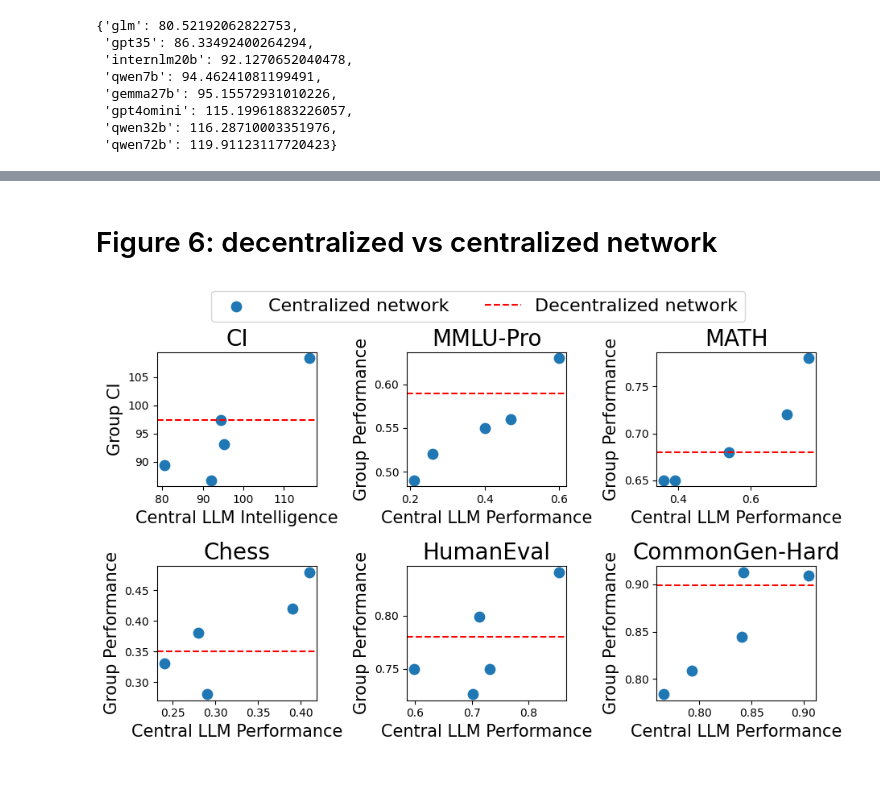
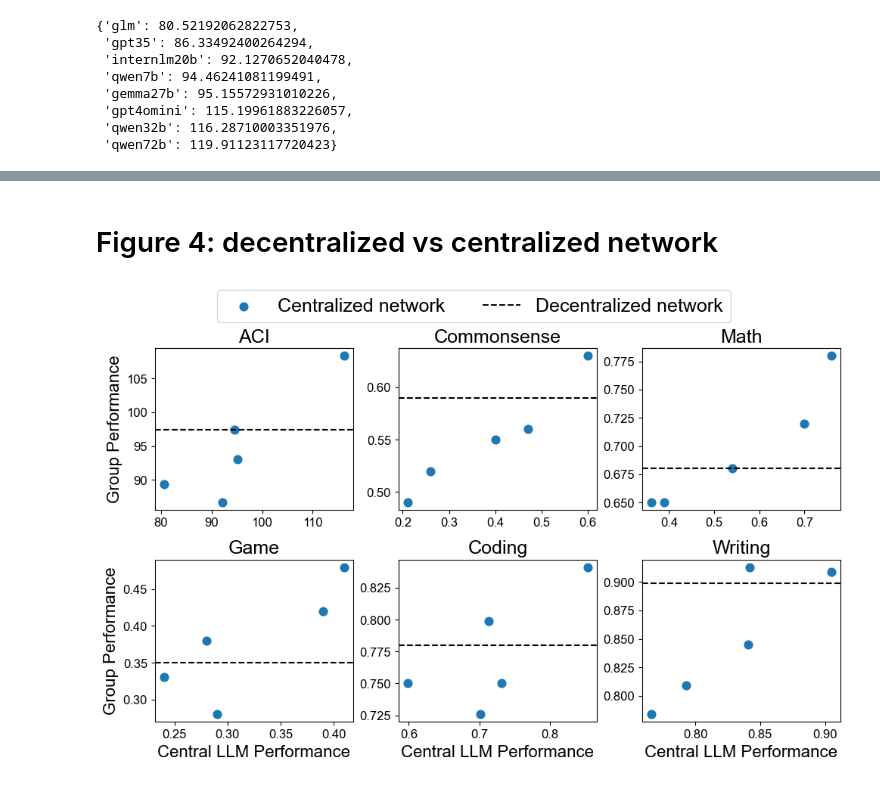
Before and after one commit to zhou-zl18/LLM_Collective_Intelligence, a Jupyter notebook: result_analysis.ipynb, the cells around one changed output, grey strips where cells are left out. Saved outputs shown, nothing was run; the diff lists cells and outputs as text; code cells hidden in the pictures.

```diff
--- a/result_analysis.ipynb
+++ b/result_analysis.ipynb
@@ -20,4 +21,6 @@ df_group = df_orig[df_orig['num_agent']!=1]
 print(df_orig.shape, df_single.shape, df_group.shape)
 # %% [output]
 (116, 11) (8, 11) (108, 11)
+# %%
+FONTNAME = "Arial"
 # %% [markdown]
@@ -64,11 +67,20 @@ for i in range(n):
 
 
 plt.figure(figsize=(5, 4))
-sns.heatmap(corr_matrix, annot=annot_matrix, cmap='coolwarm', fmt='', linewidths=0.5, cbar_kws={"shrink": 0.8})
+ax = sns.heatmap(corr_matrix, annot=annot_matrix, cmap='Blues', vmin=0, vmax=1,
+            fmt='', linewidths=0.5, cbar_kws={"shrink": 0.98},
+            annot_kws={"fontname": FONTNAME, "fontsize": 12})
+
+# 设置colorbar字体
+cbar = ax.collections[0].colorbar
+cbar.ax.tick_params(labelsize=12)
+for label in cbar.ax.get_yticklabels():
+    label.set_fontname(FONTNAME)
 
 plt.gca().xaxis.set_ticks_position('top')
-plt.xticks(rotation=45, ha='left')
+plt.xticks(rotation=45, ha='left', fontname=FONTNAME, fontsize=14)
+plt.yticks(font=FONTNAME, fontsize=14)
 
 plt.tight_layout()
-# plt.savefig(os.path.join(filepath, 'benchmark_corr.pdf'), format='pdf')
+plt.savefig(os.path.join(filepath, 'benchmark_corr.pdf'), format='pdf')
 # %% [output]
@@ -519,5 +565,8 @@ plt.tight_layout()
 # %% [markdown]
-# Figure 6: decentralized vs centralized network
+# Figure 4: decentralized vs centralized network
+# %%
+import matplotlib as mpl
+mpl.rcParams['font.family'] = FONTNAME
 # %%
 def get_scores(round_num, task, llms):
     if task=='CI':
@@ -547,43 +596,54 @@ def get_scores(round_num, task, llms):
 
     single = list(llm2score.values())
     return single, homo_llm_score, complete, centralized
 
 round_num = 2
-tasks = ['CI', 'MMLU-Pro', 'MATH', 'Chess', 'HumanEval', 'CommonGen-Hard']
+tasks = ['CI'] + benchmarks
 llms = ['glm', 'internlm20b', 'qwen7b', 'gemma27b', 'qwen32b']
 
 df = df_group.copy()
 df['CI'] = cis
 
 
 fig, axes = plt.subplots(2, 3, figsize=(10, 6))
 fig.tight_layout(pad=5.0)  # Adjust spacing between subplots
 
 # Flatten axes for easier indexing
 axes = axes.flatten()
 
 # Loop through each task and corresponding subplot
 for idx, task in enumerate(tasks):
     ax = axes[idx]  # Select the corresponding subplot
     single, homo_llm_score, complete, centralized = get_scores(round_num, task, llms)
 
     if task == 'CI':
-        ax.scatter(single, centralized, s=80, label='Centralized network')
-        ax.axhline(y=complete, color='r', linestyle='--', label=f'Decentralized network')
-        ax.set_xlabel('Central LLM Intelligence', fontsize=15)
-        ax.set_ylabel('Group CI', fontsize=15)
+        ax.scatter(single, centralized, s=60, color='C0', label='Centralized network')
+        ax.axhline(y=complete, color='black', linestyle='--', label=f'Decentralized network')
+        ax.set_title('ACI', fontsize=18, fontname=FONTNAME)
     else:
-        ax.scatter(single, centralized, s=80)
-        ax.axhline(y=complete, color='r', linestyle='--')
-        ax.set_xlabel('Central LLM Performance', fontsize=15)
-        ax.set_ylabel('Group Performance', fontsize=15)
+        ax.scatter(single, centralized, s=60, color='C0')
+        ax.axhline(y=complete, color='black', linestyle='--')
+        ax.set_title(task, fontsize=18, fontname=FONTNAME)
 
-    ax.set_title(task, fontsize=20)
+    if idx%3==0:
+        ax.set_ylabel('Group Performance', fontsize=16, fontname=FONTNAME)
+    if idx >= 3:
+        ax.set_xlabel('Central LLM Performance', fontsize=16, fontname=FONTNAME)
+
+
+    ax.tick_params(axis='both', labelsize=12, labelcolor='black')
+    for label in ax.get_xticklabels() + ax.get_yticklabels():
+        label.set_fontname(FONTNAME)
+
+
     # ax.grid(True)
 
-fig.legend(loc='upper center', ncol=2, fontsize=16, bbox_to_anchor=(0.5, 1.02))
 
-# plt.savefig(os.path.join(filepath, f'centralize_comlete_comparsion.pdf'), format='pdf')
+
+font_prop = fm.FontProperties(family=FONTNAME, size=18)
+fig.legend(loc='upper center', ncol=2, prop=font_prop, bbox_to_anchor=(0.5, 1.08))
+plt.tight_layout()
+plt.savefig(os.path.join(filepath, f'centralize_comlete_comparsion.pdf'), format='pdf', bbox_inches="tight")
 plt.show()
 # %% [output]
-[figure, old version]
+[figure, new version]
```
Also changed, not shown: parts of 17 cells of this notebook, 2 other files.
